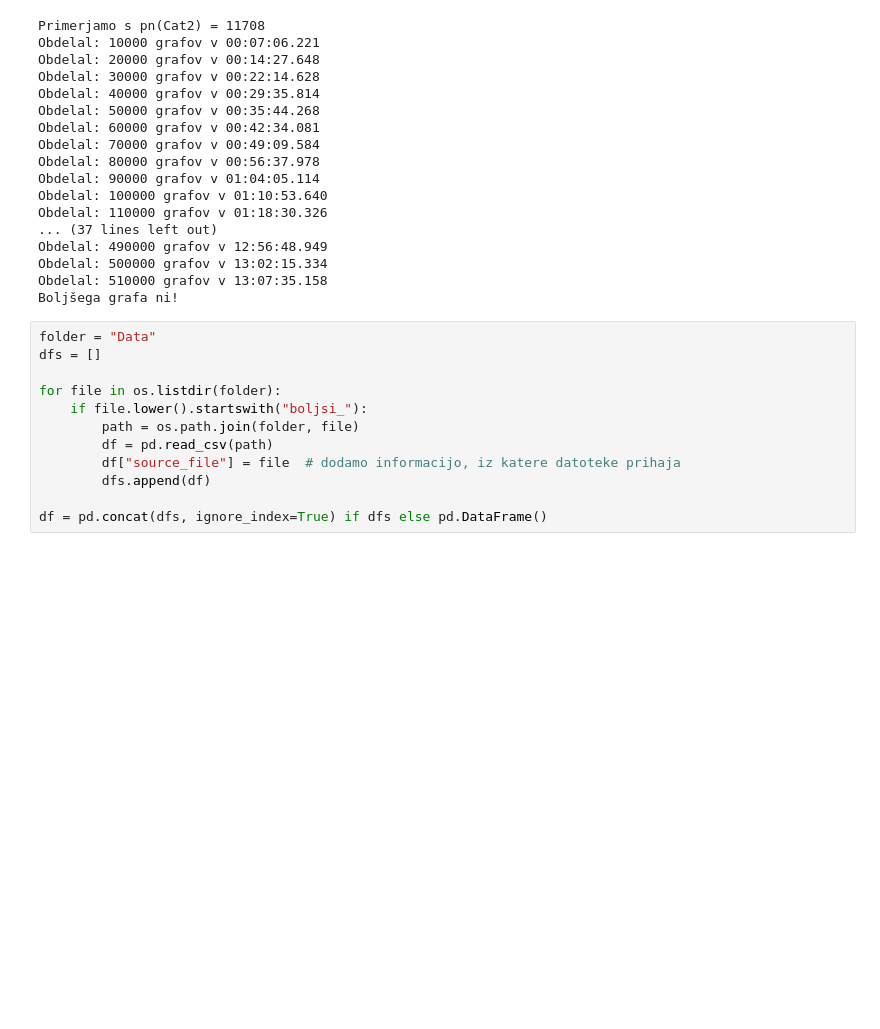
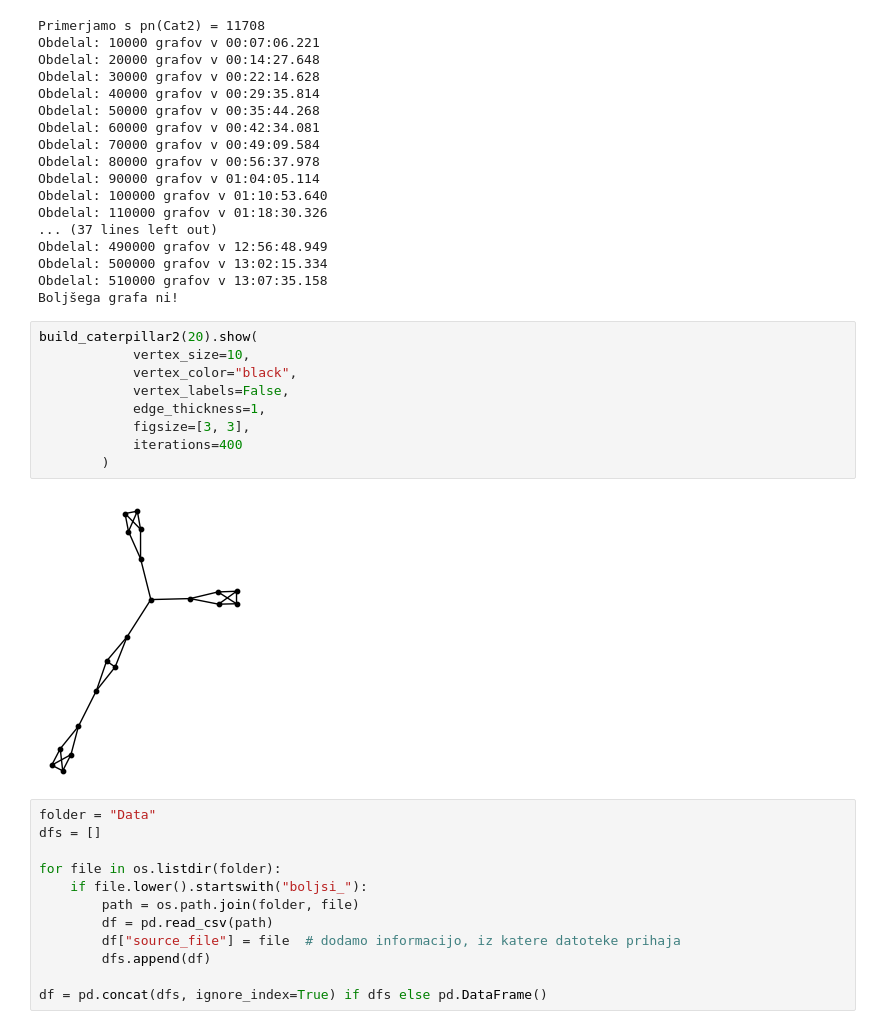
Before and after one commit to ZigaObradovic/FP_Group13, a Jupyter notebook: main.ipynb, the cells around one changed output. Saved outputs shown, nothing was run; the diff lists cells and outputs as text; blank space fills up the shorter version.

```diff
--- a/main.ipynb
+++ b/main.ipynb
@@ -250,6 +250,17 @@ Obdelal: 490000 grafov v 12:56:48.949
 Obdelal: 500000 grafov v 13:02:15.334
 Obdelal: 510000 grafov v 13:07:35.158
 Boljšega grafa ni!
+# %%
+build_caterpillar2(20).show(
+            vertex_size=10,
+            vertex_color="black",
+            vertex_labels=False,
+            edge_thickness=1,
+            figsize=[3, 3],
+            iterations=400
+        )
+# %% [output]
+[figure, added]
 # %%
 folder = "Data"
 dfs = []
```
Also changed, not shown: parts of 1 cell of this notebook.
